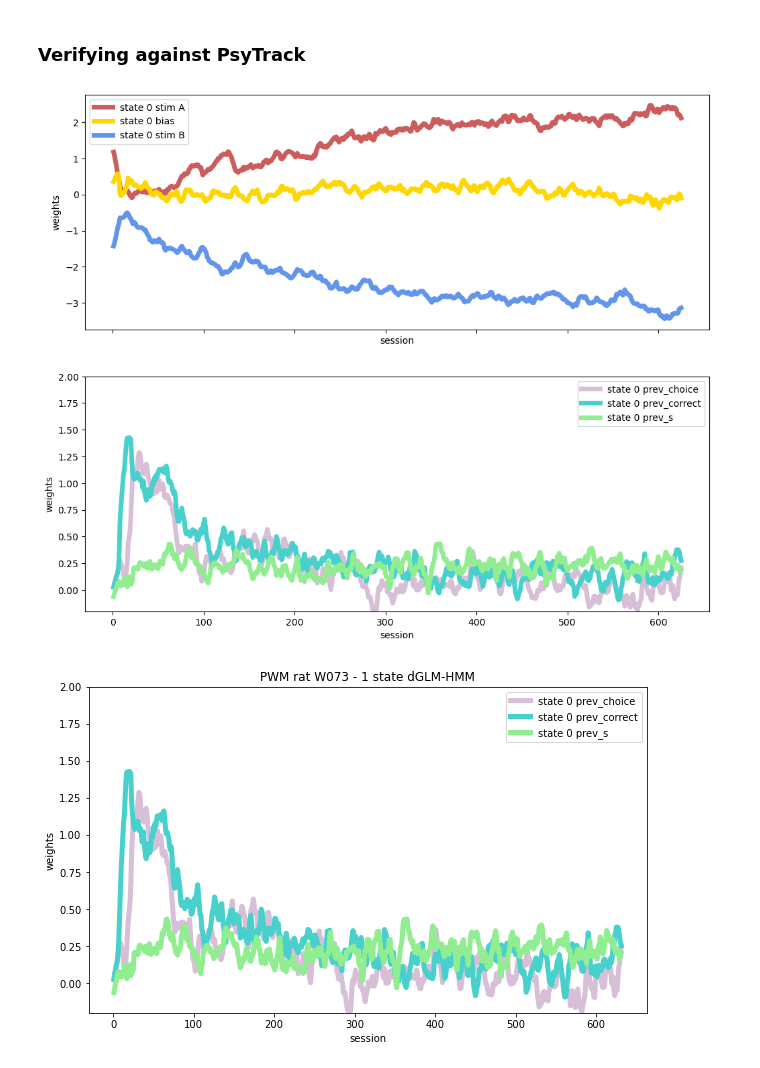
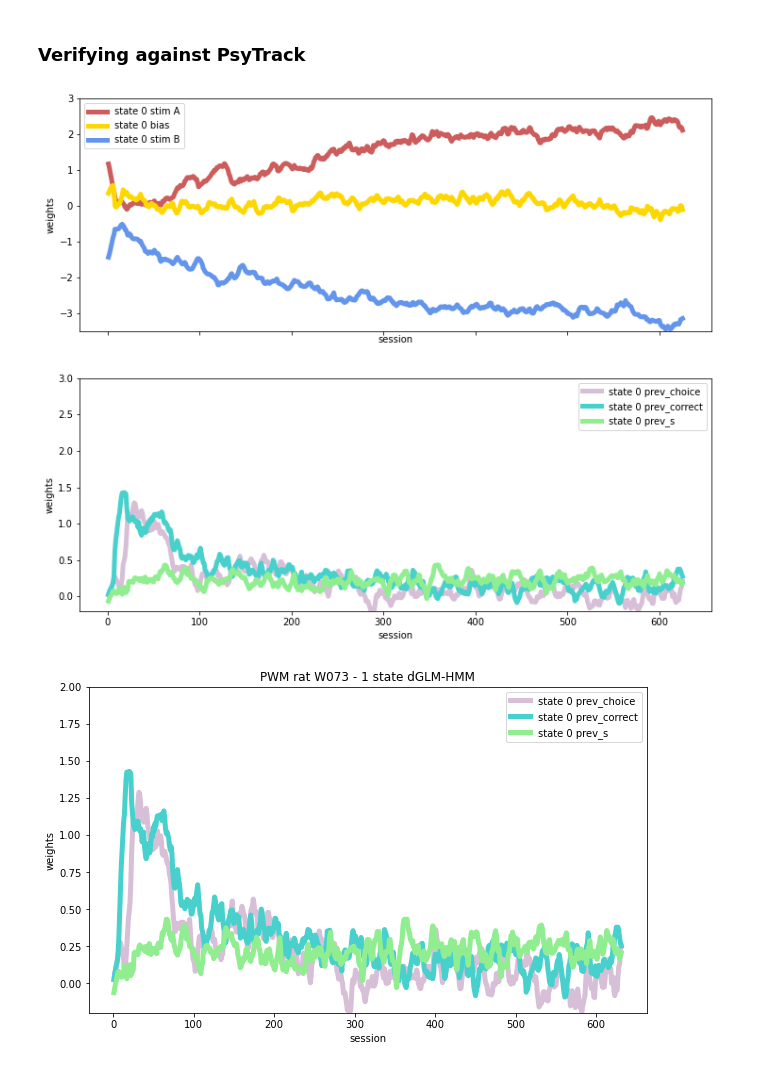
Before and after one commit to lenca56/Pillow_dGLM-HMM, a Jupyter notebook: code/PWM_Analysis.ipynb, the cells around one changed output. Cells and saved outputs as stored; diff of their text form; code cells hidden in the pictures.

```diff
--- a/code/PWM_Analysis.ipynb
+++ b/code/PWM_Analysis.ipynb
@@ -22,11 +22,10 @@ pni_path = '/Users/lencacuturela/Desktop/github/LC_PWM_GLM-HMM/data'
 # %% [markdown]
 ### Data Prep and CV
 # %%
-sigmaList = [0.008,0.04,0.09,0.2,0.45,1,2.23,5,11.18,25,125]
-df = io_utils.load_and_wrangle(rat_id='W073', path=pni_path, psychometric=True, cutoff=10, overwrite=False, stage_filter=2)
+df = io_utils.load_and_wrangle(rat_id='W073', path=None, psychometric=True, cutoff=10, overwrite=False, stage_filter=2)
 print(len(df.index.tolist()))
-x, y = io_utils.prepare_design_matrices(rat_id='W073', path=pni_path, psychometric=True, cutoff=10, stage_filter=2, overwrite=False)
-sessInd = list(io_utils.session_start(rat_id='W073', path=pni_path, psychometric=True, cutoff=10, stage_filter=2))
+x, y = io_utils.prepare_design_matrices(rat_id='W073', path=None, psychometric=True, cutoff=10, stage_filter=2, overwrite=False)
+sessInd = list(io_utils.session_start(rat_id='W073', path=None, psychometric=True, cutoff=10, stage_filter=2))
 # %% [output]
 146771
 # %%
@@ -187,38 +169,42 @@ checkLl = np.load(f'../data/Ll_1_state_PWM.npy')
 checkW = np.load(f'../data/W_1_state_PWM.npy')
 
 fig, axes = plt.subplots(nrows=2, ncols=1, sharex=True, sharey=False, figsize=(12,10))
-def plotting_weights_PWM(w, sessInd, axes, title=''):
+def plotting_weights_PWM(w, sessInd, axes, title='', save_fig=False):
     K = w.shape[1]
     sess = len(sessInd)-1
     axes[0].plot(range(1,sess+1),w[sessInd[:-1],0,1,0],color='indianred',linewidth=5,label='state 0 stim A')
     axes[0].plot(range(1,sess+1),w[sessInd[:-1],0,0,0],color='gold',linewidth=5, label='state 0 bias')
     axes[0].plot(range(1,sess+1),w[sessInd[:-1],0,2,0],color='cornflowerblue',linewidth=5, label='state 0 stim B')
 
     axes[0].set_title(title)
     #plt.xticks(range(1,sess+1))
     axes[0].set_ylabel("weights")
     axes[0].set_xlabel('session')
+    axes[0].set_ylim(-3.5,3)
     #plt.legend(fontsize='xx-small')
 
     axes[1].plot(range(1,sess+1),w[sessInd[:-1],0,4,0],color='thistle', linewidth=5, label='state 0 prev_choice')
     axes[1].plot(range(1,sess+1),w[sessInd[:-1],0,5,0],color='mediumturquoise',linewidth=5, label='state 0 prev_correct')
     axes[1].plot(range(1,sess+1),w[sessInd[:-1],0,3,0],color='lightgreen',linewidth=5, label='state 0 prev_s')
 
-    axes[1].set_ylim(-0.2,2)
+    axes[1].set_ylim(-0.2,3)
     #plt.xticks(range(1,sess+1))
     axes[1].set_ylabel("weights")
     axes[1].set_xlabel('session')
 
     if (K >= 2):
         axes[0].plot(range(1,sess+1),w[sessInd[:-1],1,1,0],color='darkred',marker='o',label='state 0 stim A')
 
     axes[0].legend()
     axes[1].legend()
 
+    if(save_fig==True):
+        plt.savefig(f'../figures/Weights {title}.png', bbox_inches='tight', dpi=300)
 
-plotting_weights_PWM(w=checkW, sessInd=sessInd, axes=axes)
+
+plotting_weights_PWM(w=checkW, sessInd=sessInd, axes=axes, save_fig=False)
 # %% [output]
-[figure, old version]
+[figure, new version]
 # %%
 sess = len(sessInd)-1
 plt.figure(figsize=(10,6))
```
Also changed, not shown: parts of 3 cells of this notebook, 8 other files.
